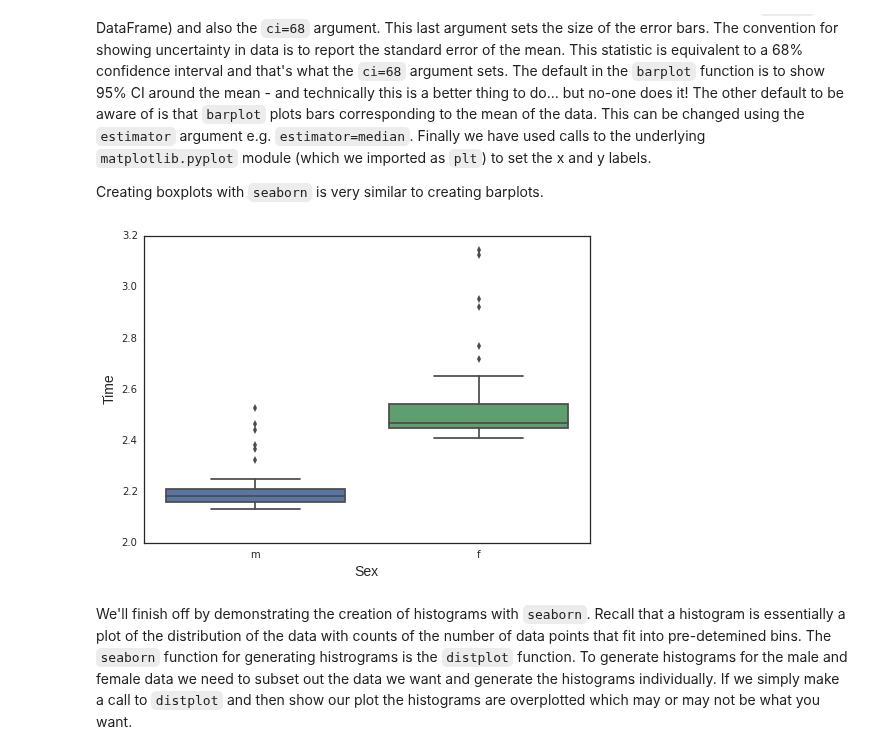
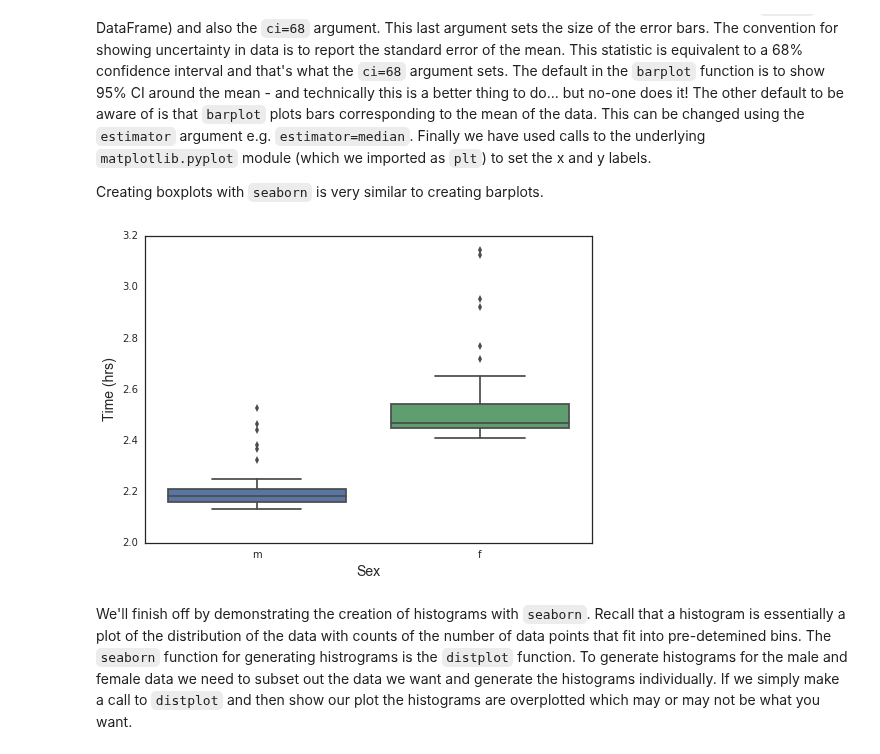
Before and after one commit to iaingallagher/BasicPython, a Jupyter notebook: Week7 - Plotting data and more analysis.ipynb, the cells around one changed output. Drawn from its saved outputs; the diff is of its cells as text; code cells hidden in the pictures.

````diff
--- a/Week7 - Plotting data and more analysis.ipynb
+++ b/Week7 - Plotting data and more analysis.ipynb
@@ -175,10 +177,10 @@
 # %%
 sns.boxplot(x="Gender", y="Time", data=data_in)
 plt.xlabel('Sex', size=14)
-plt.ylabel('Time', size=14)
+plt.ylabel('Time (hrs)', size=14)
 plt.show()
 # %% [output]
-[figure, old version]
+[figure, new version]
 # %% [markdown]
 We'll finish off by demonstrating the creation of histograms with ```seaborn```. Recall that a histogram is essentially a plot of the distribution of the data with counts of the number of data points that fit into pre-detemined bins. The ```seaborn``` function for generating histrograms is the ```distplot``` function. To generate histograms for the male and female data we need to subset out the data we want and generate the histograms individually. If we simply make a call to ```distplot``` and then show our plot the histograms are overplotted which may or may not be what you want.
 # %%
````
Also changed, not shown: parts of 15 cells of this notebook, 15 other files.
